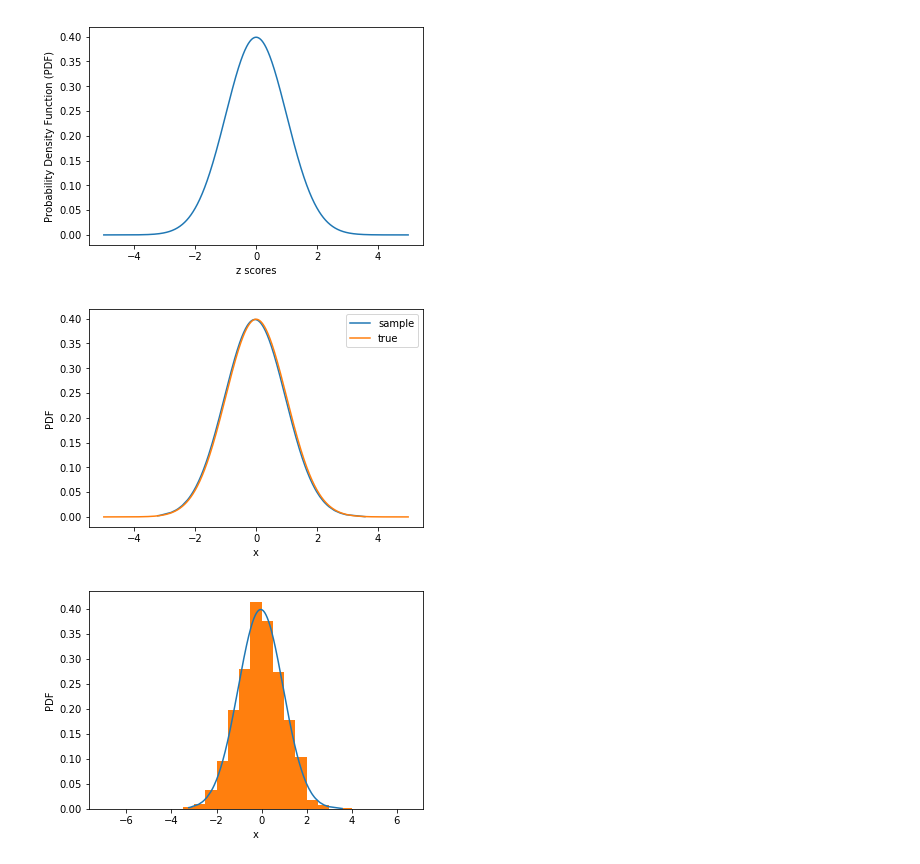
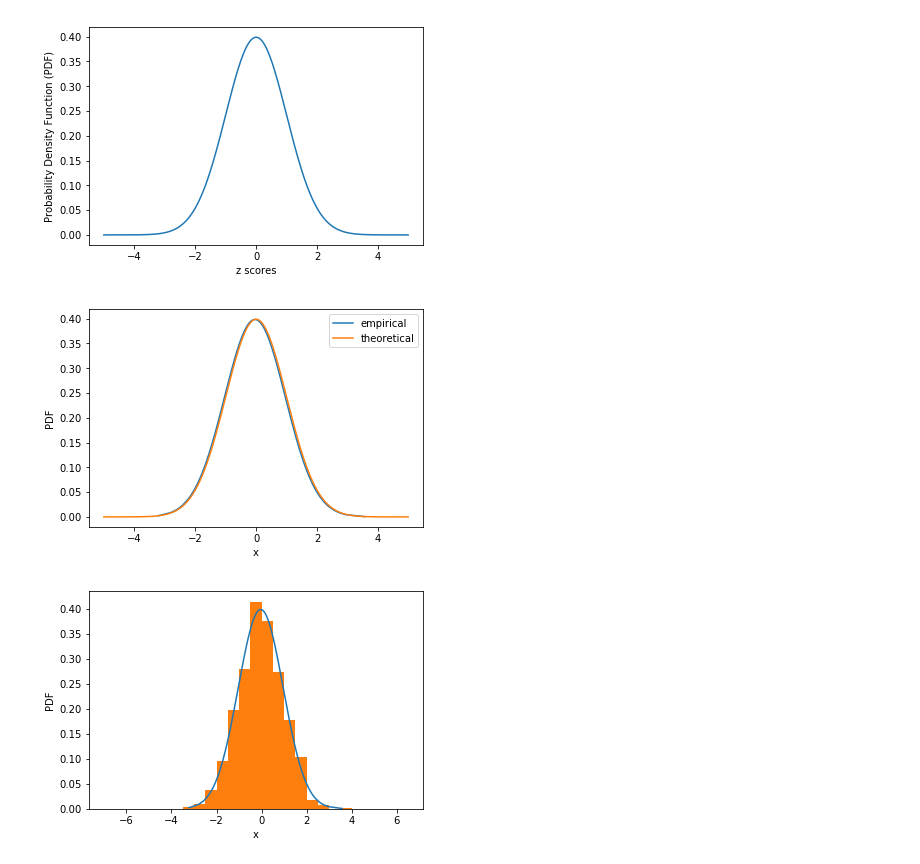
Before and after one commit to rasbt/data-science-tutorial, a Jupyter notebook: code/pdf_1.ipynb, the cells around one changed output. Cells and saved outputs as stored; diff of their text form; code cells hidden in the pictures.

```diff
--- a/code/pdf_1.ipynb
+++ b/code/pdf_1.ipynb
@@ -32,14 +36,14 @@ $$f(x \mid \mu, \sigma^2) = \frac{1}{\sqrt{2\pi\sigma^2}} \; \exp\bigg(-\frac{(x
 # %% [markdown]
 - standard normal distribution with zero mean and unit variance, $N(0, 1)$:
 # %%
-def univariate_gaussian(x, mean, variance):
+def univariate_gaussian_pdf(x, mean, variance):
     return (1. / np.sqrt(2*np.pi*variance) *
             np.exp(- ((x - mean)**2 / 2.*variance)))
 
 mean = 0
 stddev = 1
 x = np.arange(-5, 5, 0.01)
-y = univariate_gaussian(x, mean, stddev**2)
+y = univariate_gaussian_pdf(x, mean, stddev**2)
 plt.plot(x, y)
 plt.xlabel('z scores')
 plt.ylabel('Probability Density Function (PDF)')
@@ -49,21 +53,26 @@ plt.show()
 # %%
 sample_size = 1000
 
 rng = np.random.RandomState(123)
 sample = rng.normal(loc=0.0, scale=1.0, size=sample_size)
 
-sample_mean = np.mean(sample)
-sample_variance = np.var(sample, ddof=1)
-sample_sorted = np.sort(sample)
-sample_pdf = univariate_gaussian(sample_sorted, sample_mean, sample_variance)
+def empirical_pdf(sample):
+    sample_mean = np.mean(sample)
+    sample_variance = np.var(sample, ddof=1)
+    sample_sorted = np.sort(sample)
+    sample_pdf = univariate_gaussian_pdf(sample_sorted,
+                                     sample_mean,
+                                     sample_variance)
+    return sample_sorted, sample_pdf
 
-plt.plot(sample_sorted, sample_pdf, label='sample')
-plt.plot(x, y, label='true')
+sample_sorted, sample_pdf = empirical_pdf(sample)
+plt.plot(sample_sorted, sample_pdf, label='empirical')
+plt.plot(x, y, label='theoretical')
 plt.ylabel('PDF')
 plt.xlabel('x')
 plt.legend()
 plt.show()
 # %% [output]
-[figure, old version]
+[figure, new version]
 # %%
 plt.plot(sample_sorted, sample_pdf)
```
Also changed, not shown: parts of 19 cells of this notebook.
